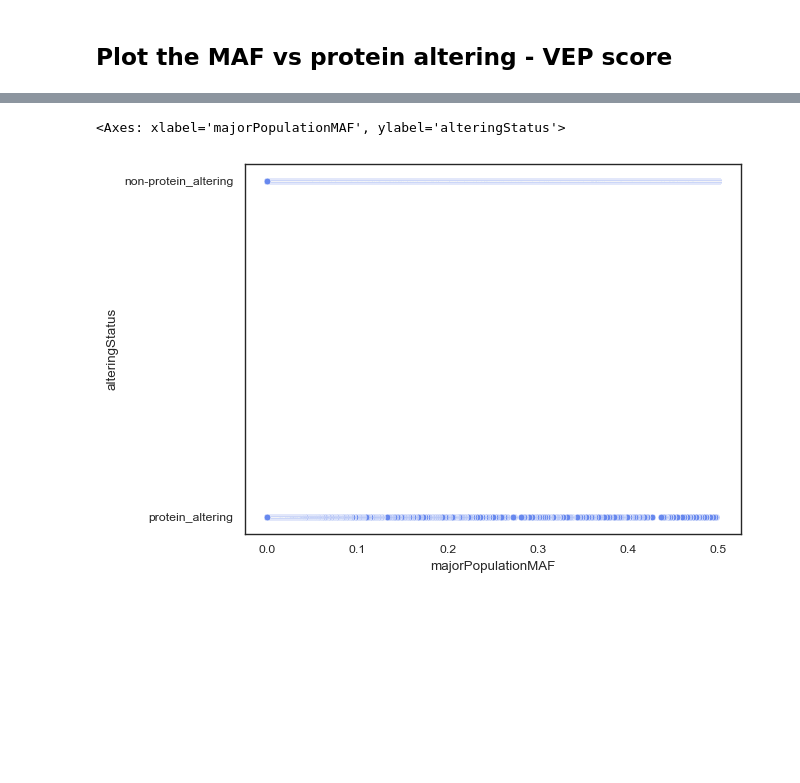
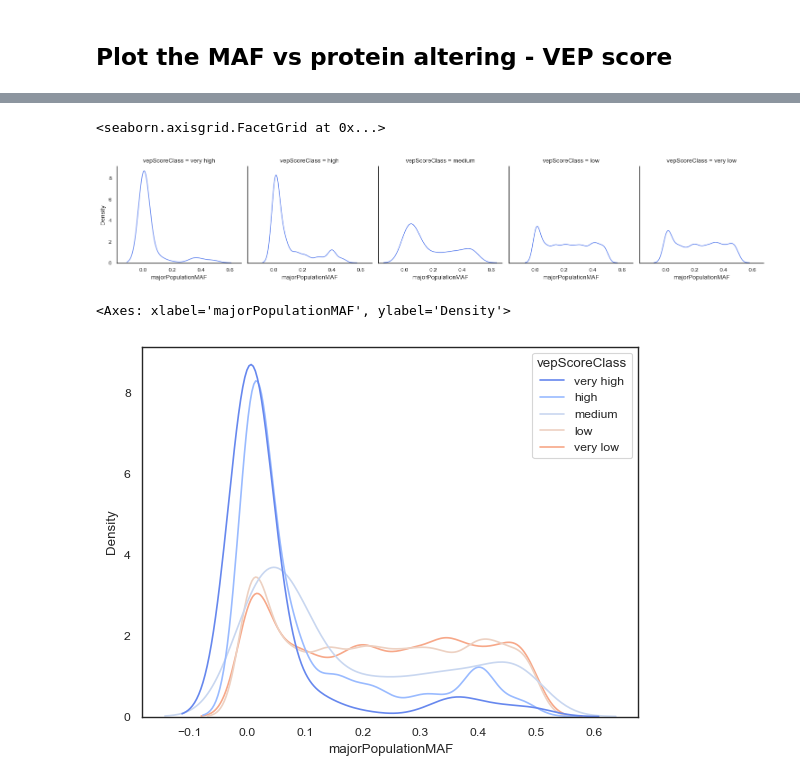
Before and after one commit to opentargets/Gentropy-manuscript, a Jupyter notebook: chapters/in_silico_effect_prediction/16_maf_lead_variant.ipynb, the cells around one changed output, grey strips where cells are left out. Drawn from its saved outputs; the diff is of its cells as text; code cells hidden in the pictures; blank space fills up the shorter version.

```diff
--- a/chapters/in_silico_effect_prediction/16_maf_lead_variant.ipynb
+++ b/chapters/in_silico_effect_prediction/16_maf_lead_variant.ipynb
@@ -167,10 +223,18 @@ class StudyType:
 # %% [markdown]
 ## Data
 # %%
-dataset = pl.read_parquet("../../data/rescaled-betas.parquet").with_columns(
-    adjust_study_type(pl.col("studyType")),
-    classify_by_maf(pl.col("majorPopulationMAF")),
-    classify_by_vep_score(pl.col("vepEffect")),
-    classify_by_est_beta(pl.col("rescaledStatistics").struct.field("estimatedBeta")),
-    classify_by_altering(pl.col("vepEffect")),
+dataset = (
+    pl.read_parquet("../../data/rescaled-betas.parquet")
+    .with_columns(
+        adjust_study_type(pl.col("studyType")),
+        classify_by_maf(pl.col("majorPopulationMAF")),
+        classify_by_vep_score(pl.col("vepEffect")),
+        classify_by_est_beta(pl.col("rescaledStatistics").struct.field("estimatedBeta")),
+        classify_by_altering(pl.col("vepEffect")),
+        binnarize_maf(pl.col("majorPopulationMAF")),
+    )
+    .sort("majorPopulationMAF", descending=True)
 )
+
+filtered_dataset = remove_empty_maf(dataset)
+replicated_lead_variants_dataset = prepare_dataset(filtered_dataset)
@@ -286,9 +311,17 @@ Text(0.5, 1.0, 'VEP normalised score vs Mean MAF')
 # %%
-sns.scatterplot(
-    data=maf_vep,
-    x="majorPopulationMAF",
-    y="alteringStatus",
+data = (
+    replicated_lead_variants_dataset.filter(pl.col("studyType") == "gwas")
+    .select("majorPopulationMAF", pl.col("vepScoreClass"), pl.col("vepEffect").struct.field("normalisedScore"))
+    .sort("normalisedScore", descending=True)
 )
+
+fig = sns.FacetGrid(data=data, col="vepScoreClass")
+fig.map_dataframe(sns.kdeplot, x="majorPopulationMAF")
 # %% [output]
-<Axes: xlabel='majorPopulationMAF', ylabel='alteringStatus'>
+<seaborn.axisgrid.FacetGrid at 0x...>
-[figure, old version]
+[figure, new version]
+# %%
+sns.kdeplot(data=data, x="majorPopulationMAF", hue="vepScoreClass", common_norm=False)
+# %% [output]
+<Axes: xlabel='majorPopulationMAF', ylabel='Density'>
+[figure, added]
```
Also changed, not shown: parts of 12 cells of this notebook, 12 other files.
